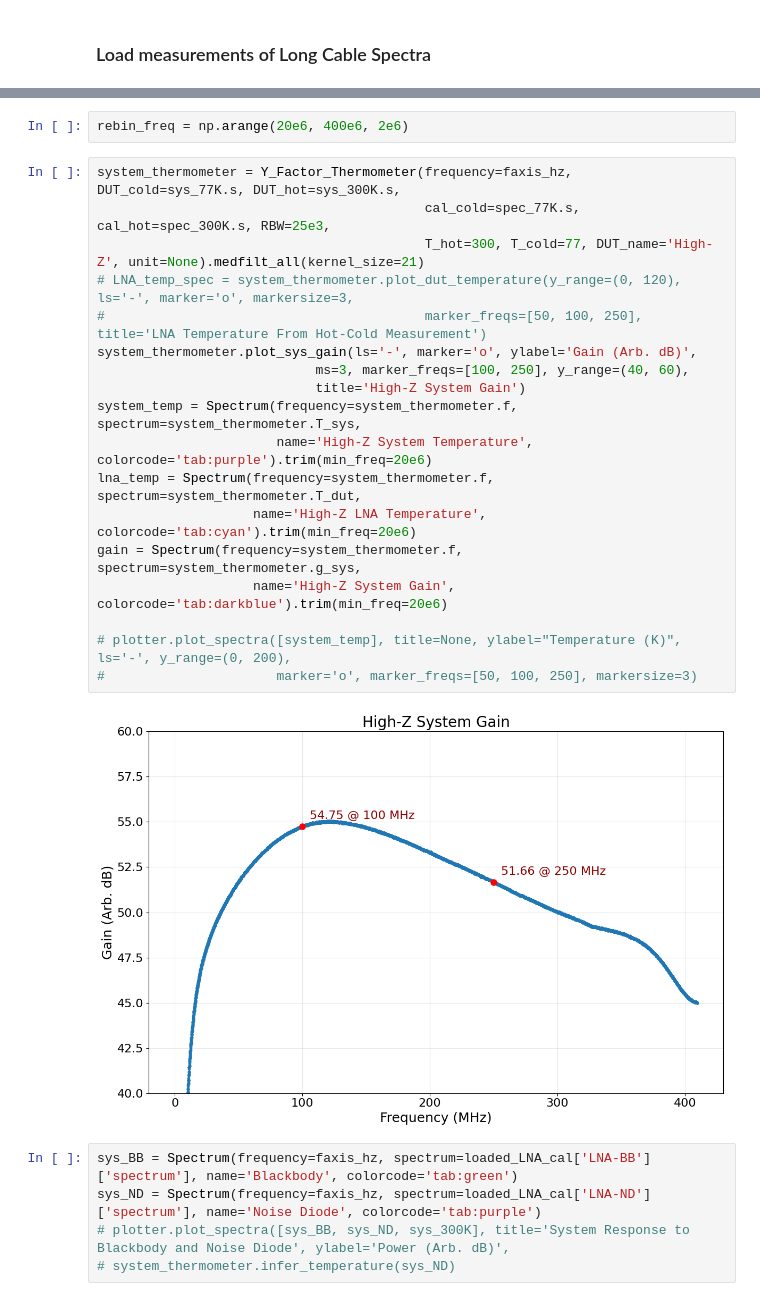
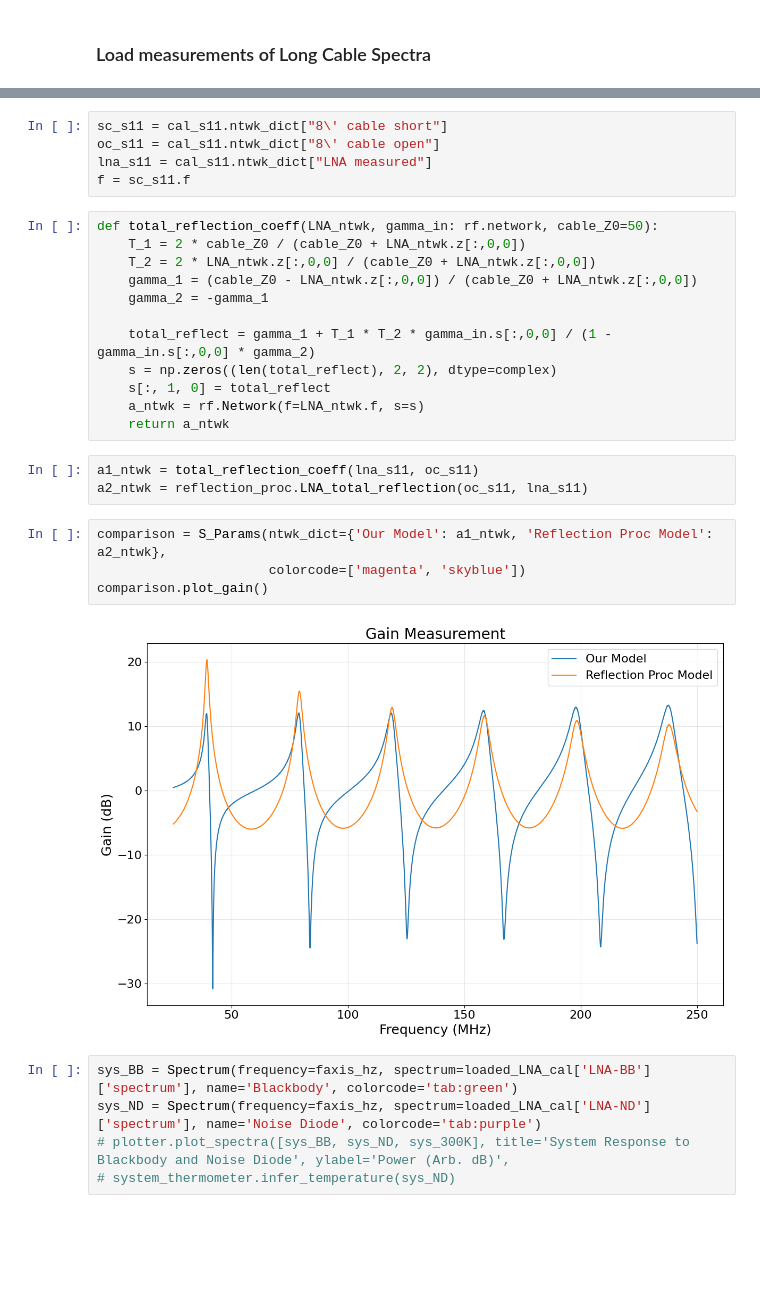
Before and after one commit to alhosani-abdulla/Highz-EXP, a Jupyter notebook: notebooks/multiple_reflection_model.ipynb, the cells around one changed output, grey strips where cells are left out. Saved outputs shown, nothing was run; the diff lists cells and outputs as text; blank space fills up the shorter version.

```diff
--- a/notebooks/multiple_reflection_model.ipynb
+++ b/notebooks/multiple_reflection_model.ipynb
@@ -112,25 +108,29 @@ sys_300K = Spectrum(frequency=faxis_hz, spectrum=loaded_LNA_cal['LNA-50ohm (300K
-# %%
-rebin_freq = np.arange(20e6, 400e6, 2e6)
-# %%
-system_thermometer = Y_Factor_Thermometer(frequency=faxis_hz, DUT_cold=sys_77K.s, DUT_hot=sys_300K.s,
-                                          cal_cold=spec_77K.s, cal_hot=spec_300K.s, RBW=25e3,
-                                          T_hot=300, T_cold=77, DUT_name='High-Z', unit=None).medfilt_all(kernel_size=21)
-# LNA_temp_spec = system_thermometer.plot_dut_temperature(y_range=(0, 120), ls='-', marker='o', markersize=3,
-#                                         marker_freqs=[50, 100, 250], title='LNA Temperature From Hot-Cold Measurement')
-system_thermometer.plot_sys_gain(ls='-', marker='o', ylabel='Gain (Arb. dB)',
-                            ms=3, marker_freqs=[100, 250], y_range=(40, 60),
-                            title='High-Z System Gain')
-system_temp = Spectrum(frequency=system_thermometer.f, spectrum=system_thermometer.T_sys,
-                       name='High-Z System Temperature', colorcode='tab:purple').trim(min_freq=20e6)
-lna_temp = Spectrum(frequency=system_thermometer.f, spectrum=system_thermometer.T_dut,
-                    name='High-Z LNA Temperature', colorcode='tab:cyan').trim(min_freq=20e6)
-gain = Spectrum(frequency=system_thermometer.f, spectrum=system_thermometer.g_sys,
-                    name='High-Z System Gain', colorcode='tab:darkblue').trim(min_freq=20e6)
-
-# plotter.plot_spectra([system_temp], title=None, ylabel="Temperature (K)", ls='-', y_range=(0, 200),
-#                      marker='o', marker_freqs=[50, 100, 250], markersize=3)
-# %% [output]
-[figure, removed]
+# %%
+sc_s11 = cal_s11.ntwk_dict["8\' cable short"]
+oc_s11 = cal_s11.ntwk_dict["8\' cable open"]
+lna_s11 = cal_s11.ntwk_dict["LNA measured"]
+f = sc_s11.f
+# %%
+def total_reflection_coeff(LNA_ntwk, gamma_in: rf.network, cable_Z0=50):
+    T_1 = 2 * cable_Z0 / (cable_Z0 + LNA_ntwk.z[:,0,0])
+    T_2 = 2 * LNA_ntwk.z[:,0,0] / (cable_Z0 + LNA_ntwk.z[:,0,0])
+    gamma_1 = (cable_Z0 - LNA_ntwk.z[:,0,0]) / (cable_Z0 + LNA_ntwk.z[:,0,0])
+    gamma_2 = -gamma_1
+
+    total_reflect = gamma_1 + T_1 * T_2 * gamma_in.s[:,0,0] / (1 - gamma_in.s[:,0,0] * gamma_2)
+    s = np.zeros((len(total_reflect), 2, 2), dtype=complex)
+    s[:, 1, 0] = total_reflect
+    a_ntwk = rf.Network(f=LNA_ntwk.f, s=s)
+    return a_ntwk
+# %%
+a1_ntwk = total_reflection_coeff(lna_s11, oc_s11)
+a2_ntwk = reflection_proc.LNA_total_reflection(oc_s11, lna_s11)
+# %%
+comparison = S_Params(ntwk_dict={'Our Model': a1_ntwk, 'Reflection Proc Model': a2_ntwk},
+                      colorcode=['magenta', 'skyblue'])
+comparison.plot_gain()
+# %% [output]
+[figure, added]
 # %%
 sys_BB = Spectrum(frequency=faxis_hz, spectrum=loaded_LNA_cal['LNA-BB']['spectrum'], name='Blackbody', colorcode='tab:green')
 sys_ND = Spectrum(frequency=faxis_hz, spectrum=loaded_LNA_cal['LNA-ND']['spectrum'], name='Noise Diode', colorcode='tab:purple')
```
Also changed, not shown: parts of 6 cells of this notebook, 2 other files.
